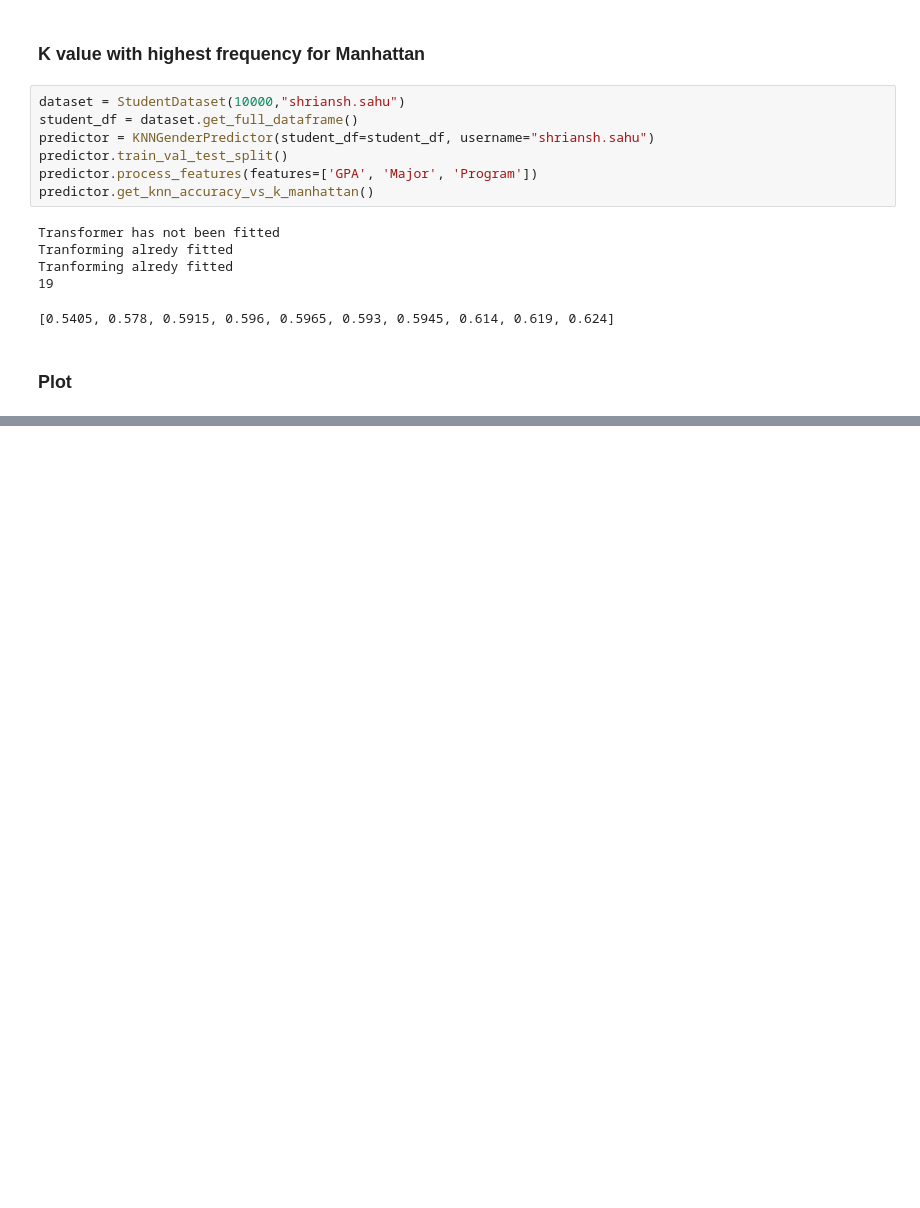
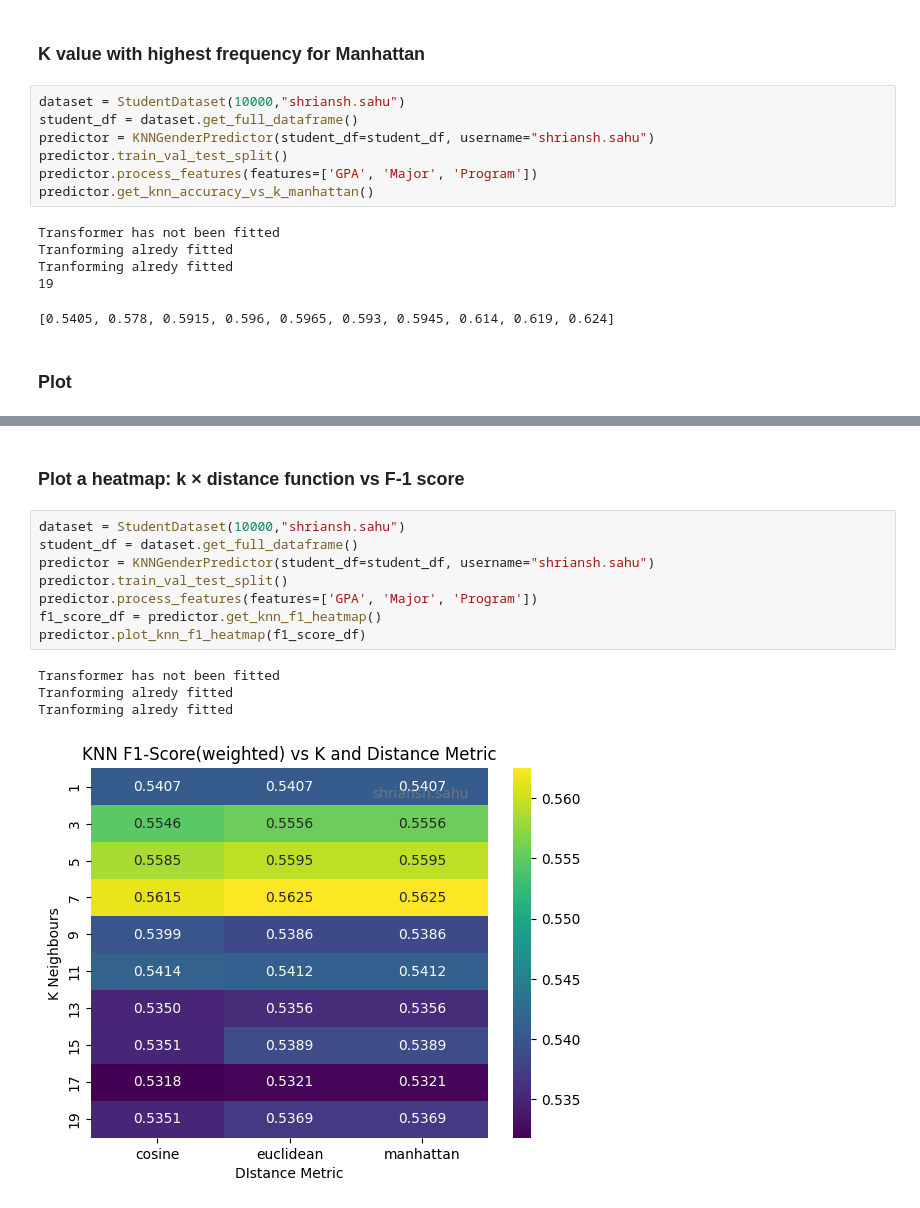
Before and after one commit to Shriansh8584/student-dataset-assignment, a Jupyter notebook: JupyterNotebook.ipynb, the cells around one changed output, grey strips where cells are left out. Saved outputs shown, nothing was run; the diff lists cells and outputs as text; blank space fills up the shorter version.

```diff
--- a/JupyterNotebook.ipynb
+++ b/JupyterNotebook.ipynb
@@ -979,0 +1169,15 @@ predictor.plot_knn_accuracy_vs_k_manhattan()
+# %% [markdown]
+### Plot a heatmap: k × distance function vs F-1 score
+# %%
+dataset = StudentDataset(10000,"shriansh.sahu")
+student_df = dataset.get_full_dataframe()
+predictor = KNNGenderPredictor(student_df=student_df, username="shriansh.sahu")
+predictor.train_val_test_split()
+predictor.process_features(features=['GPA', 'Major', 'Program'])
+f1_score_df = predictor.get_knn_f1_heatmap()
+predictor.plot_knn_f1_heatmap(f1_score_df)
+# %% [output]
+Transformer has not been fitted
+Tranforming alredy fitted
+Tranforming alredy fitted
+[figure, added]
```
Also changed, not shown: parts of 14 cells of this notebook.
